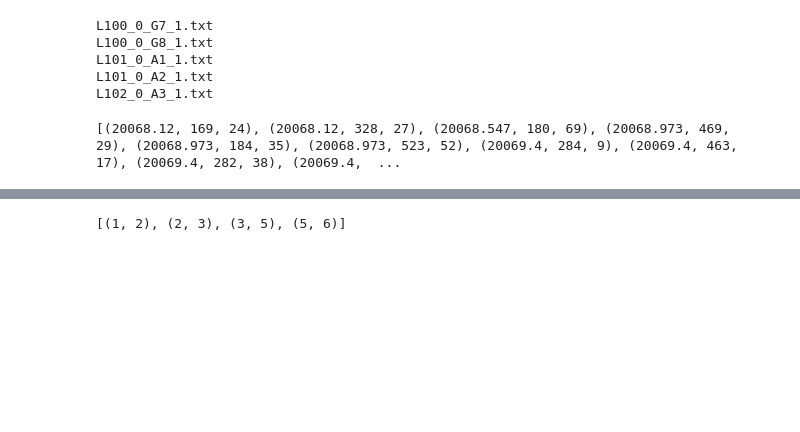
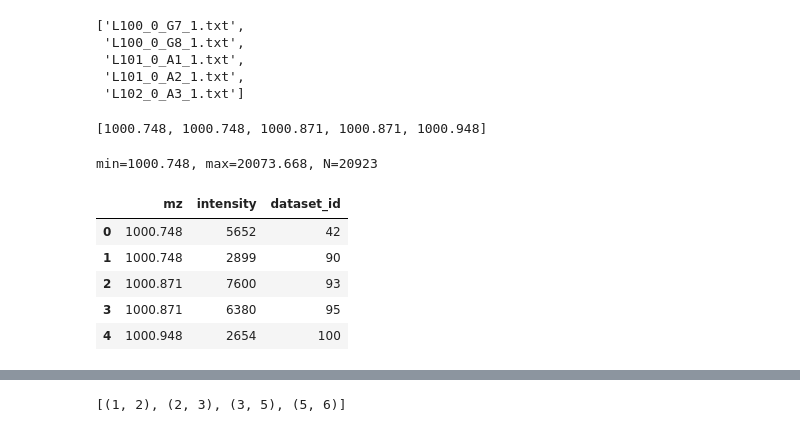
Before and after one commit to kinota93/biotype2, a Jupyter notebook: test5_feature.ipynb, the cells around one changed output, grey strips where cells are left out. Drawn from its saved outputs; the diff is of its cells as text; code cells hidden in the pictures; blank space fills up the shorter version.

```diff
--- a/test5_feature.ipynb
+++ b/test5_feature.ipynb
@@ -8,22 +8,20 @@ import pickle
 import biotype.similarity as sim
 # %%
 DATA_DIR_PATH = "datasets/export"
-META_FILE_PATH = "datasets/meta.csv"
 PEAK_DIR_PATH = "extracted_peaks"
 files =  os.listdir(DATA_DIR_PATH)
 files = [fn  for fn in files if fn.endswith(".txt")]
 files = sorted(files)
-for file in files[:5] :
-    print(file)
+files[:5]
 # %% [output]
-L100_0_G7_1.txt
-L100_0_G8_1.txt
-L101_0_A1_1.txt
-L101_0_A2_1.txt
-L102_0_A3_1.txt
+['L100_0_G7_1.txt',
+ 'L100_0_G8_1.txt',
+ 'L101_0_A1_1.txt',
+ 'L101_0_A2_1.txt',
+ 'L102_0_A3_1.txt']
 # %%
 n = len(files)
-all_peaks = [] # list of tuples (m/z, intensity, dataset_id)
+all_peaks = [] # list of tuples (m/z, intensity, dataset_id) ordered by m/z value
 for i in range(n):
     df = None
     df = pd.read_table(f"{DATA_DIR_PATH}/{files[i]}",sep=" ", header=None,names=['m/z', 'intensity'])
@@ -37,6 +35,23 @@ for i in range(n):
             all_peaks += [(x[p],y[p], i)]
 
 all_peaks = sorted(all_peaks, key=lambda x: x[0])
-print(all_peaks[-20:])
+all_mz = [mz for mz,pk,ms in all_peaks]
+all_mz[:5]
 # %% [output]
-[(20068.12, 169, 24), (20068.12, 328, 27), (20068.547, 180, 69), (20068.973, 469, 29), (20068.973, 184, 35), (20068.973, 523, 52), (20069.4, 284, 9), (20069.4, 463, 17), (20069.4, 282, 38), (20069.4,  ...
+[1000.748, 1000.748, 1000.871, 1000.871, 1000.948]
+# %%
+print(f"min={all_mz[0]}, max={all_mz[-1]}, N={len(all_mz)}")
+mz_min, mz_max = all_mz[0], all_mz[-1]
+# %% [output]
+min=1000.748, max=20073.668, N=20923
+# %%
+import pandas as pd
+df = pd.DataFrame(all_peaks, columns=['mz', 'intensity', 'dataset_id'])
+df.head()
+# %% [output]
+|  | mz | intensity | dataset_id |
+| 0 | 1000.748 | 5652 | 42 |
+| 1 | 1000.748 | 2899 | 90 |
+| 2 | 1000.871 | 7600 | 93 |
+| 3 | 1000.871 | 6380 | 95 |
+| 4 | 1000.948 | 2654 | 100 |
```
Also changed, not shown: parts of 11 cells of this notebook.
